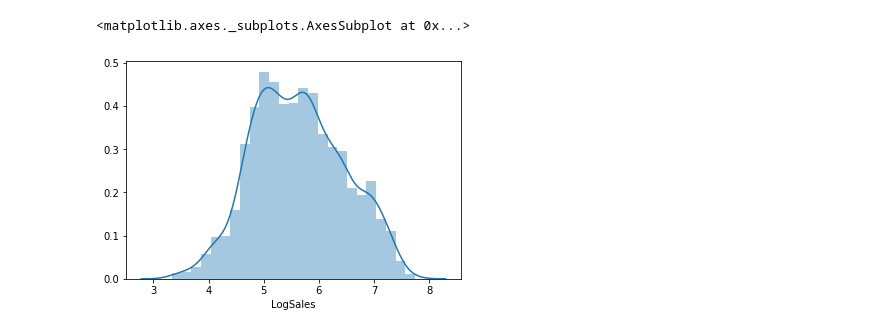
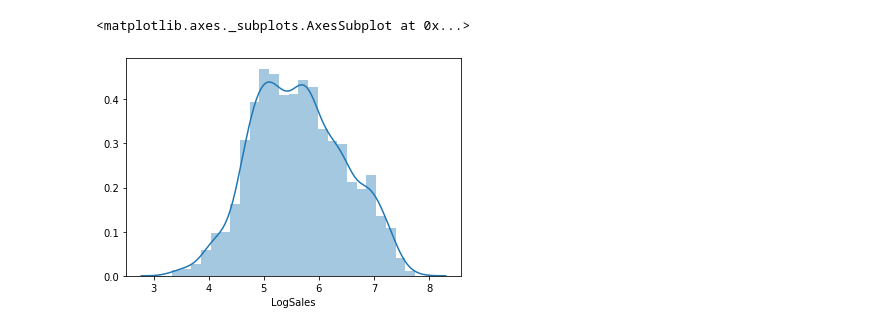
Before and after one commit to gunjanhense/MachineLearningProjects, a Jupyter notebook: ForecastSalesQuantities.ipynb, the cells around one changed output. Saved outputs shown, nothing was run; the diff lists cells and outputs as text; code cells hidden in the pictures.

```diff
--- a/ForecastSalesQuantities.ipynb
+++ b/ForecastSalesQuantities.ipynb
@@ -52,2 +56,0 @@ full.tail()
-# %%
-full['change_personal_income']=full['Personal_Income']-full['Personal_Income'].shift(1)
@@ -88,0 +57,21 @@ array([[<matplotlib.axes._subplots.AxesSubplot object at 0x...>,
+# %%
+##Date time features are a good start.But it is more valuable to include values from previous time steps.These
+#are called lag values
+#In the project guidelines we are told (and it is but obvious) that personal disposable income is a leading indicator.
+#This means that before sales change the personal income changes but we do not know after how many weeks.
+#I have created a variable capturing the change in personal disposable income,also created variables with shifted
+#change in personal income by 1 week and 2 weeks
+
+
+full=full.sort_values(by='date')
+full['Change_Personal_Income']=full.groupby(['ID1','ID2'])['Personal_Income'].diff()
+
+
+
+
+full['Change_Personal_Income_Lag1']=full.groupby(['ID1','ID2'])['Change_Personal_Income'].shift(1)
+full['Change_Personal_Income_Lag2']=full.groupby(['ID1','ID2'])['Change_Personal_Income'].shift(2)
+# %%
+#Another lagged variable  called last weeks sale
+
+full['LastWeekSale']=full.groupby(['ID1','ID2'])['Sales'].shift(1)
@@ -88,0 +104,10 @@ array([[<matplotlib.axes._subplots.AxesSubplot object at 0x...>,
+# %%
+##Because of lagged variables we have rows containing NaN.We need to drop these rows from the dataframe
+
+full=full.dropna()
+
+full.shape
+##We have extracted month,date and year from the date and time columns.We would now drop these
+fullfinal=full.drop(['date','time'],axis=1)
+
+fullfinal
@@ -102,14 +150,16 @@ sns.distplot(full['Sales'])
 # %%
 ##Observations on the Sales variable
 #It deviates from normal distribution
 # It has appreciable positive skewness
 #It displays peakedness
+#We would do log transformation on this to make the distribution of the dependent variable normal.
+#A normally distributed dependent variable always yields better results.
 
 import numpy as np
 
-full['LogSales']=np.log(full['Sales'])
+fullfinal['LogSales']=np.log(fullfinal['Sales'])
 
-sns.distplot(full['LogSales'])
+sns.distplot(fullfinal['LogSales'])
 # %% [output]
 <matplotlib.axes._subplots.AxesSubplot at 0x...>
-[figure, old version]
+[figure, new version]
```
Also changed, not shown: parts of 38 cells of this notebook.
